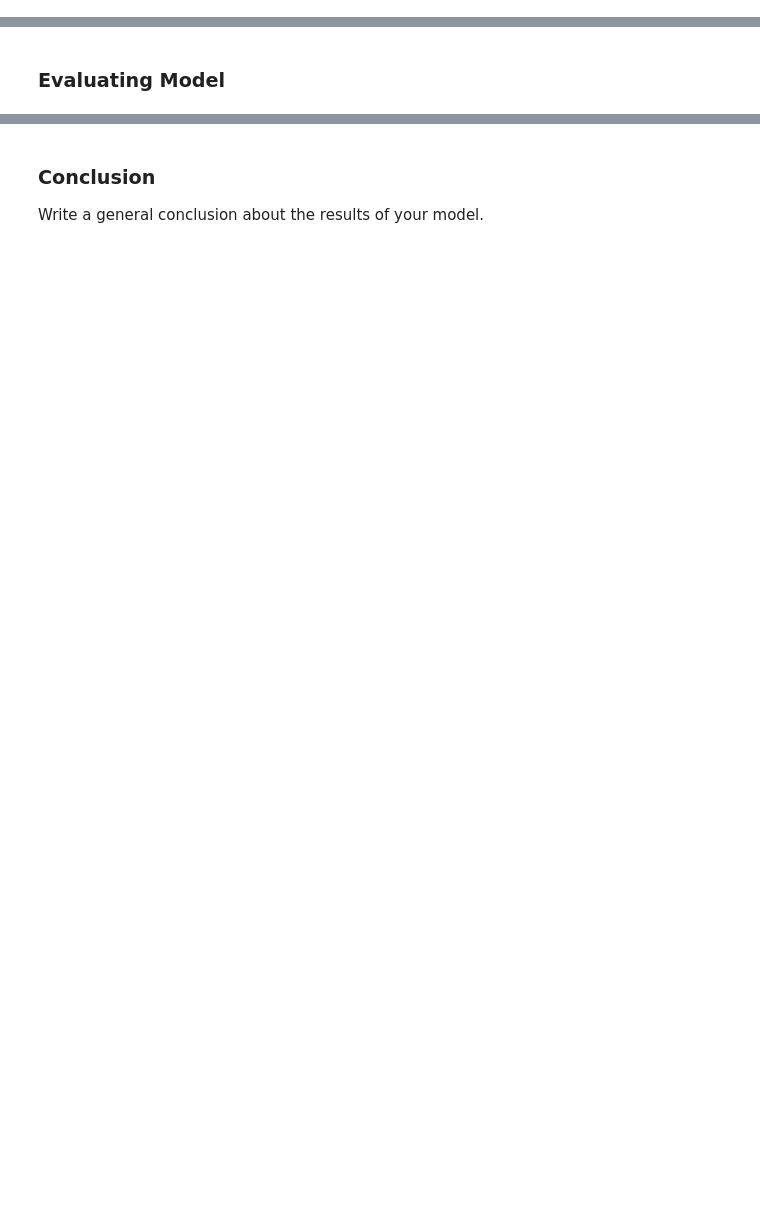
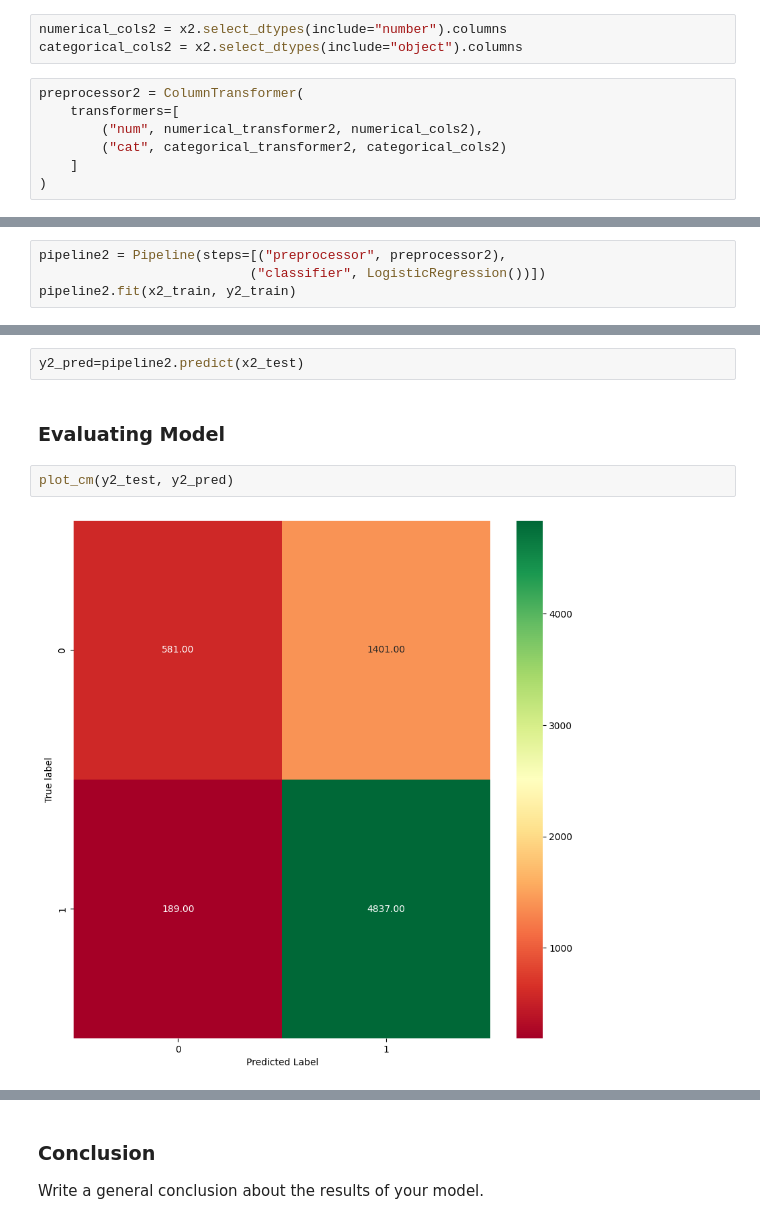
Before and after one commit to zaccowan/MLA_ZSC, a Jupyter notebook: MLA2_ZSC.ipynb, the cells around one changed output, grey strips where cells are left out. Saved outputs shown, nothing was run; the diff lists cells and outputs as text; blank space fills up the shorter version.

```diff
--- a/MLA2_ZSC.ipynb
+++ b/MLA2_ZSC.ipynb
@@ -319,2 +373,16 @@ Write a general conclusion about the results of your model.
+# %%
+numerical_cols2 = x2.select_dtypes(include="number").columns
+categorical_cols2 = x2.select_dtypes(include="object").columns
+# %%
+preprocessor2 = ColumnTransformer(
+    transformers=[
+        ("num", numerical_transformer2, numerical_cols2),
+        ("cat", categorical_transformer2, categorical_cols2)
+    ]
+)
 # %% [markdown]
 ### Executing the Model
+# %%
+pipeline2 = Pipeline(steps=[("preprocessor", preprocessor2),
+                           ("classifier", LogisticRegression())])
+pipeline2.fit(x2_train, y2_train)
@@ -321,2 +403,8 @@ Write a general conclusion about the results of your model.
+# %%
+y2_pred=pipeline2.predict(x2_test)
 # %% [markdown]
 ### Evaluating Model
+# %%
+plot_cm(y2_test, y2_pred)
+# %% [output]
+[figure, added]
```
Also changed, not shown: parts of 16 cells of this notebook.
